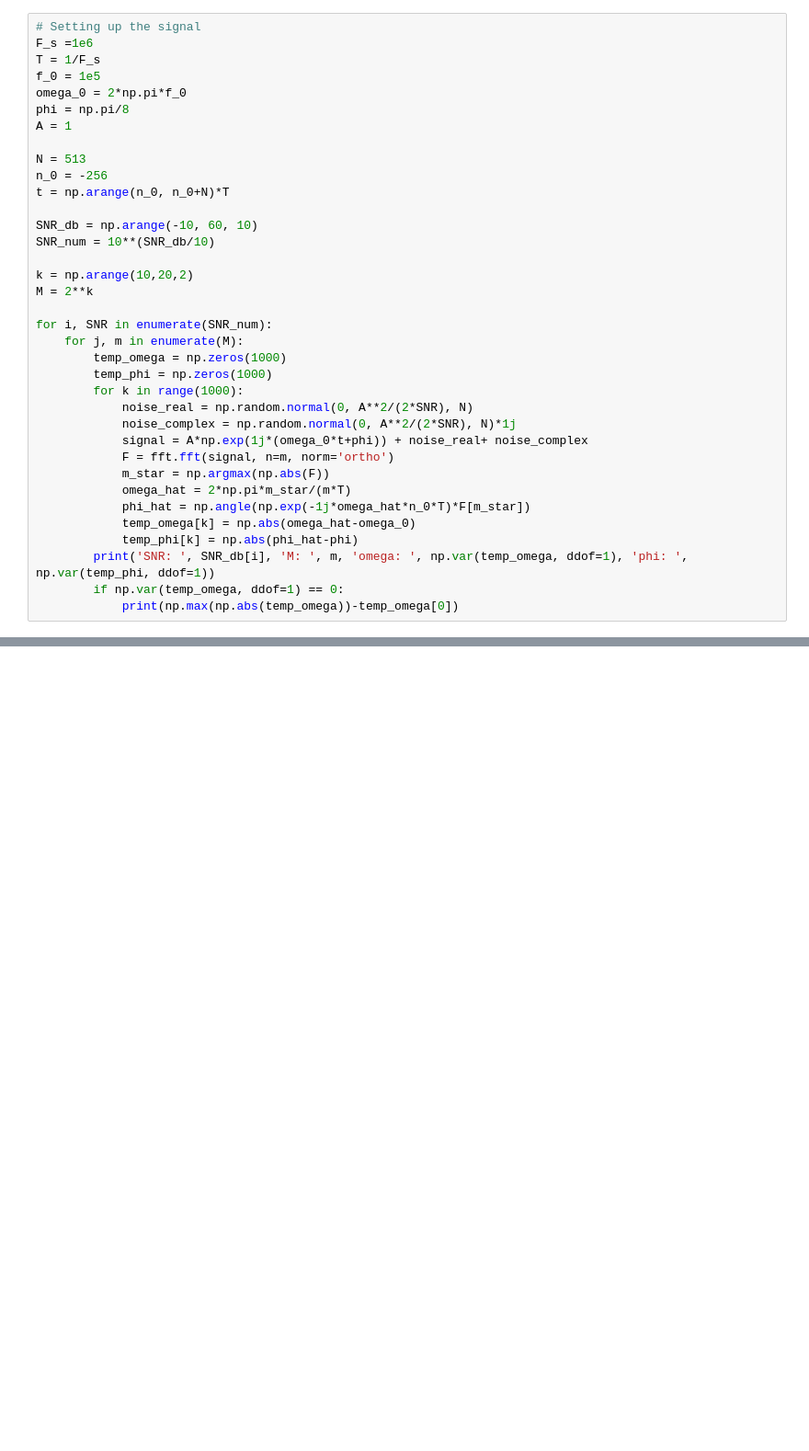
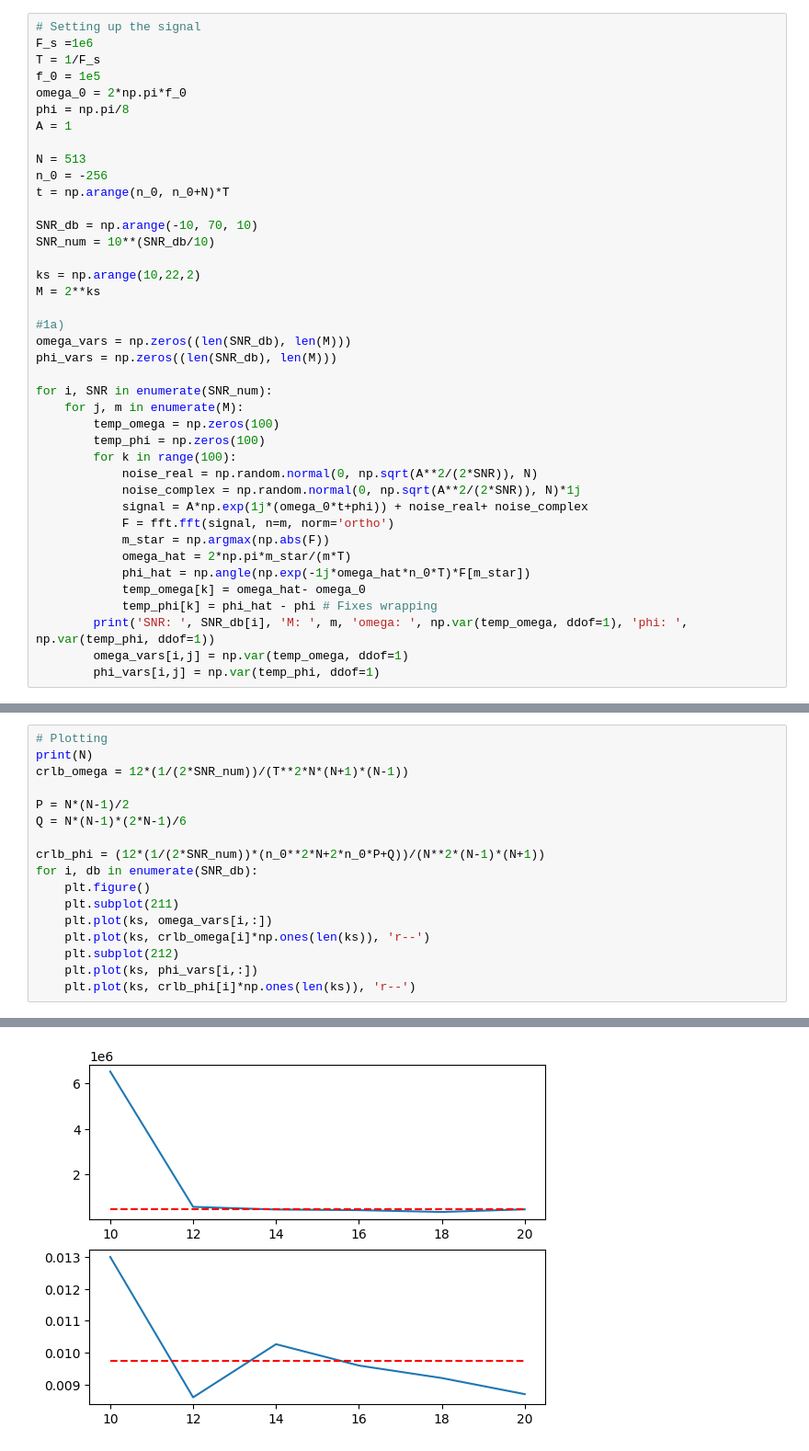
Before and after one commit to petmil123/estimering, a Jupyter notebook: start.ipynb, the cells around one changed output, grey strips where cells are left out. Shown at 92% size. Cells and saved outputs as stored; diff of their text form; blank space fills up the shorter version.

```diff
--- a/start.ipynb
+++ b/start.ipynb
@@ -15,27 +16,31 @@ N = 513
 n_0 = -256
 t = np.arange(n_0, n_0+N)*T
 
-SNR_db = np.arange(-10, 60, 10)
+SNR_db = np.arange(-10, 70, 10)
 SNR_num = 10**(SNR_db/10)
 
-k = np.arange(10,20,2)
-M = 2**k
+ks = np.arange(10,22,2)
+M = 2**ks
+
+#1a)
+omega_vars = np.zeros((len(SNR_db), len(M)))
+phi_vars = np.zeros((len(SNR_db), len(M)))
 
 for i, SNR in enumerate(SNR_num):
     for j, m in enumerate(M):
-        temp_omega = np.zeros(1000)
-        temp_phi = np.zeros(1000)
-        for k in range(1000):
-            noise_real = np.random.normal(0, A**2/(2*SNR), N)
-            noise_complex = np.random.normal(0, A**2/(2*SNR), N)*1j
+        temp_omega = np.zeros(100)
+        temp_phi = np.zeros(100)
+        for k in range(100):
+            noise_real = np.random.normal(0, np.sqrt(A**2/(2*SNR)), N)
+            noise_complex = np.random.normal(0, np.sqrt(A**2/(2*SNR)), N)*1j
             signal = A*np.exp(1j*(omega_0*t+phi)) + noise_real+ noise_complex
             F = fft.fft(signal, n=m, norm='ortho')
             m_star = np.argmax(np.abs(F))
             omega_hat = 2*np.pi*m_star/(m*T)
             phi_hat = np.angle(np.exp(-1j*omega_hat*n_0*T)*F[m_star])
-            temp_omega[k] = np.abs(omega_hat-omega_0)
-            temp_phi[k] = np.abs(phi_hat-phi)
+            temp_omega[k] = omega_hat- omega_0
+            temp_phi[k] = phi_hat - phi # Fixes wrapping
         print('SNR: ', SNR_db[i], 'M: ', m, 'omega: ', np.var(temp_omega, ddof=1), 'phi: ', np.var(temp_phi, ddof=1))
-        if np.var(temp_omega, ddof=1) == 0:
-            print(np.max(np.abs(temp_omega))-temp_omega[0])
+        omega_vars[i,j] = np.var(temp_omega, ddof=1)
+        phi_vars[i,j] = np.var(temp_phi, ddof=1)
 # %% [output]
@@ -58,0 +64,18 @@ SNR:  50 M:  262144 omega:  0.0 phi:  1.9332925096252673e-14
+# %%
+# Plotting
+print(N)
+crlb_omega = 12*(1/(2*SNR_num))/(T**2*N*(N+1)*(N-1))
+
+P = N*(N-1)/2
+Q = N*(N-1)*(2*N-1)/6
+
+crlb_phi = (12*(1/(2*SNR_num))*(n_0**2*N+2*n_0*P+Q))/(N**2*(N-1)*(N+1))
+for i, db in enumerate(SNR_db):
+    plt.figure()
+    plt.subplot(211)
+    plt.plot(ks, omega_vars[i,:])
+    plt.plot(ks, crlb_omega[i]*np.ones(len(ks)), 'r--')
+    plt.subplot(212)
+    plt.plot(ks, phi_vars[i,:])
+    plt.plot(ks, crlb_phi[i]*np.ones(len(ks)), 'r--')
+# %% [output]
@@ -58,0 +83 @@ SNR:  50 M:  262144 omega:  0.0 phi:  1.9332925096252673e-14
+[figure, added]
```
Also changed, not shown: parts of 5 cells of this notebook.
